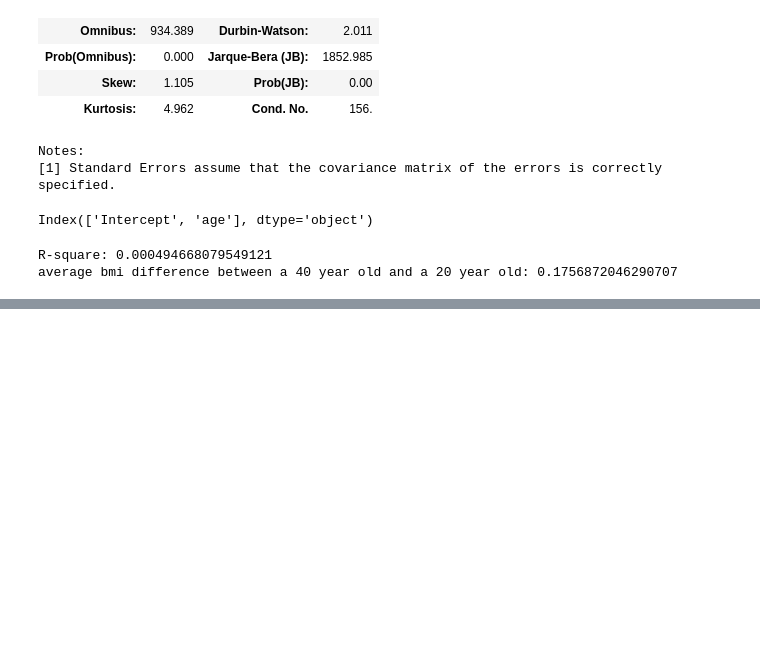
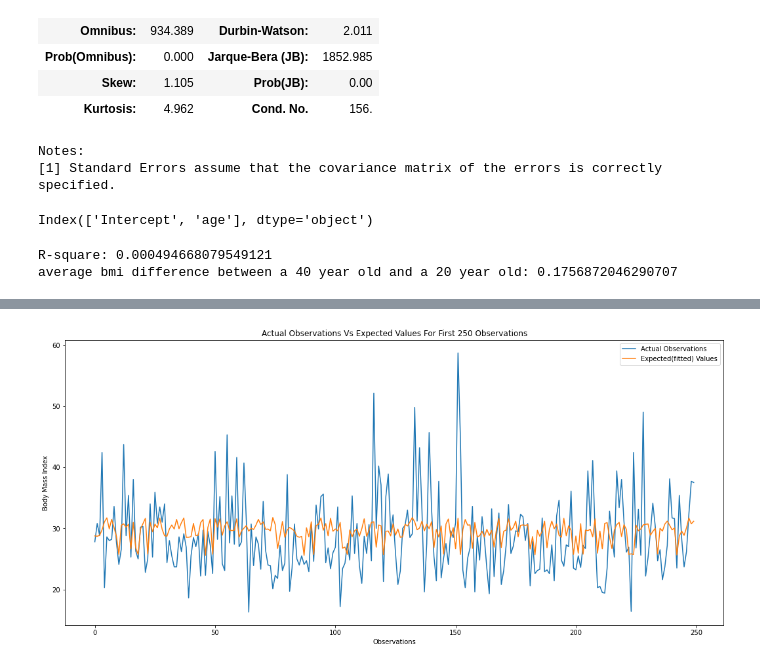
Before and after one commit to jaimebunay/statistics_in_python, a Jupyter notebook: inferential_statistics/regressions.ipynb, the cells around one changed output, grey strips where cells are left out. Drawn from its saved outputs; the diff is of its cells as text; code cells hidden in the pictures; blank space fills up the shorter version.

```diff
--- a/inferential_statistics/regressions.ipynb
+++ b/inferential_statistics/regressions.ipynb
@@ -102,0 +108,5 @@ At the  95% confidence level, we will fail to reject the null hypothesis. We are
+# %%
+# instantiate ordinary least squares model and fit
+model = sm.OLS.from_formula('body_mass_index ~ age + gender + race_hispanic_origin', data=df).fit()
+# print model summary
+display(model.summary())
@@ -102,0 +187,14 @@ At the  95% confidence level, we will fail to reject the null hypothesis. We are
+# %%
+# create line plot real vs expected value
+fig, ax = plt.subplots(figsize=(18,8))
+actual_values = df.body_mass_index
+expected_values = model.fittedvalues.sort_index()
+ax.plot(actual_values[:250], label='Actual Observations')
+ax.plot(expected_values[:250], label='Expected(fitted) Values')
+ax.legend()
+plt.ylabel('Body Mass Index')
+plt.xlabel('Observations')
+plt.title('Actual Observations Vs Expected Values For First 250 Observations')
+plt.show(fig)
+# %% [output]
+[figure, added]
```
Also changed, not shown: parts of 25 cells of this notebook.
